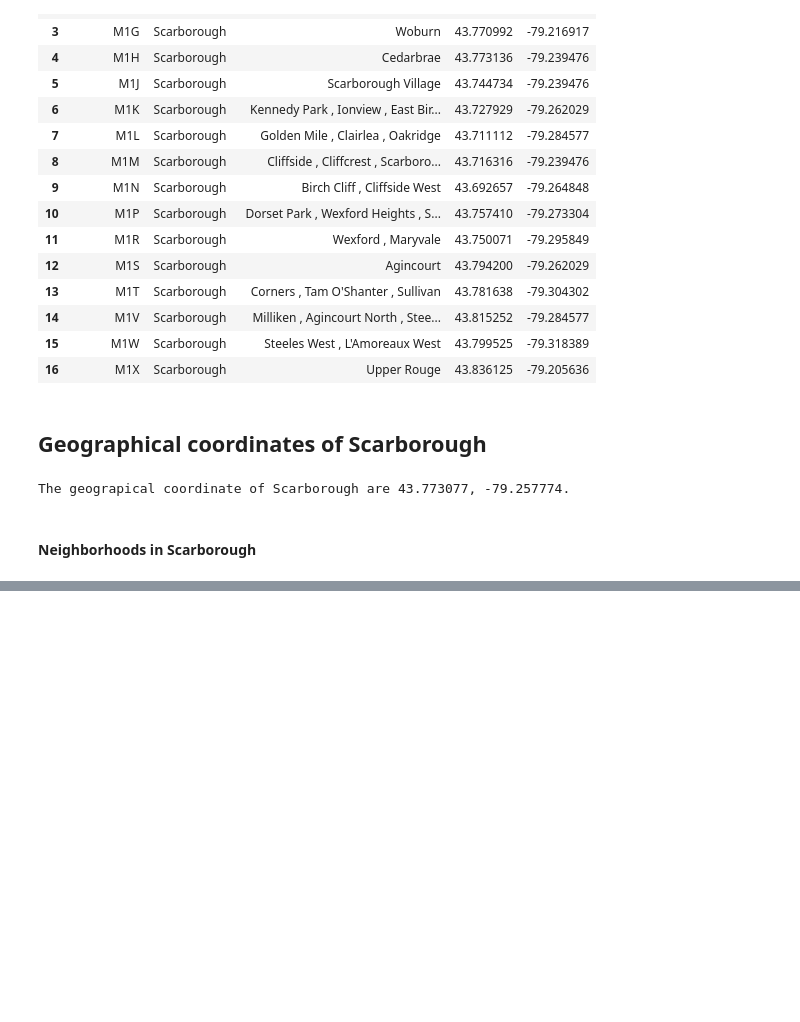
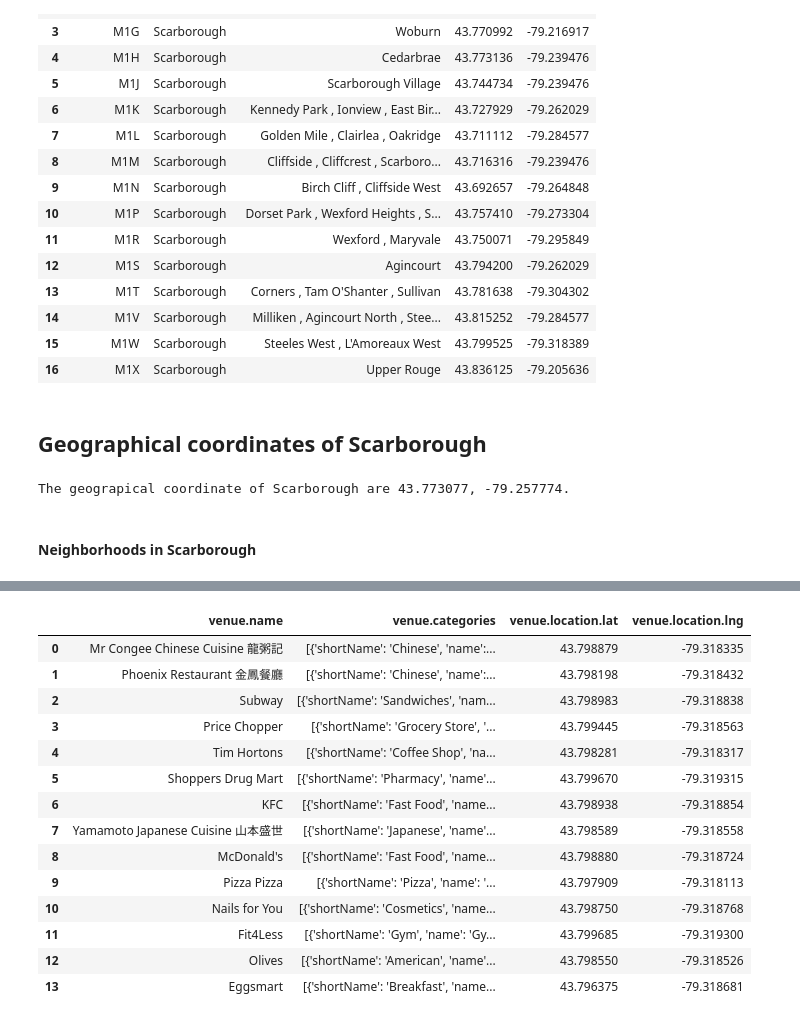
Before and after one commit to dhanup369/Capstone_Neighbodhood_Analysis, a Jupyter notebook: Segmenting and Clustering Neighborhoods in Toronto.ipynb, the cells around one changed output, grey strips where cells are left out. Drawn from its saved outputs; the diff is of its cells as text; code cells hidden in the pictures; blank space fills up the shorter version.

```diff
--- a/Segmenting and Clustering Neighborhoods in Toronto.ipynb
+++ b/Segmenting and Clustering Neighborhoods in Toronto.ipynb
@@ -319,0 +382,7 @@ map_scarborough
+# %%
+second_nei_name=Scarborough_data.loc[15,'Neighborhood']
+second_nei_lat=Scarborough_data.loc[15,'Latitude']
+second_nei_lon=Scarborough_data.loc[15,'Longitude']
+print('Latitude and longitude values of {} are {}, {}.'.format(second_nei_name,
+                                                               second_nei_lat,
+                                                               second_nei_lon))
@@ -319,0 +391,12 @@ map_scarborough
+# %%
+radius = 500
+LIMIT = 100
+url = 'https://api.foursquare.com/v2/venues/explore?&client_id={}&client_secret={}&v={}&ll={},{}&radius={}&limit={}'.format(
+    CLIENT_ID,
+    CLIENT_SECRET,
+    VERSION,
+    second_nei_lat,
+    second_nei_lon,
+    radius,
+    LIMIT)
+url
@@ -319,0 +405,3 @@ map_scarborough
+# %%
+results = requests.get(url).json()
+results
@@ -319,0 +432,4 @@ map_scarborough
+# %%
+venues=results['response']['groups'][0]['items']
+nearby_venues = json_normalize(venues)
+nearby_venues.columns
@@ -319,0 +459,20 @@ map_scarborough
+# %%
+filtered_columns = ['venue.name', 'venue.categories', 'venue.location.lat', 'venue.location.lng']
+nearby_venues =nearby_venues.loc[:, filtered_columns]
+nearby_venues
+# %% [output]
+|  | venue.name | venue.categories | venue.location.lat | venue.location.lng |
+| 0 | Mr Congee Chinese Cuisine 龍粥記 | [{'shortName': 'Chinese', 'name':... | 43.798879 | -79.318335 |
+| 1 | Phoenix Restaurant 金鳳餐廳 | [{'shortName': 'Chinese', 'name':... | 43.798198 | -79.318432 |
+| 2 | Subway | [{'shortName': 'Sandwiches', 'nam... | 43.798983 | -79.318838 |
+| 3 | Price Chopper | [{'shortName': 'Grocery Store', '... | 43.799445 | -79.318563 |
+| 4 | Tim Hortons | [{'shortName': 'Coffee Shop', 'na... | 43.798281 | -79.318317 |
+| 5 | Shoppers Drug Mart | [{'shortName': 'Pharmacy', 'name'... | 43.799670 | -79.319315 |
+| 6 | KFC | [{'shortName': 'Fast Food', 'name... | 43.798938 | -79.318854 |
+| 7 | Yamamoto Japanese Cuisine 山本盛世 | [{'shortName': 'Japanese', 'name'... | 43.798589 | -79.318558 |
+| 8 | McDonald's | [{'shortName': 'Fast Food', 'name... | 43.798880 | -79.318724 |
+| 9 | Pizza Pizza | [{'shortName': 'Pizza', 'name': '... | 43.797909 | -79.318113 |
+| 10 | Nails for You | [{'shortName': 'Cosmetics', 'name... | 43.798750 | -79.318768 |
+| 11 | Fit4Less | [{'shortName': 'Gym', 'name': 'Gy... | 43.799685 | -79.319300 |
+| 12 | Olives | [{'shortName': 'American', 'name'... | 43.798550 | -79.318526 |
+| 13 | Eggsmart | [{'shortName': 'Breakfast', 'name... | 43.796375 | -79.318681 |
```
Also changed, not shown: parts of 19 cells of this notebook.
